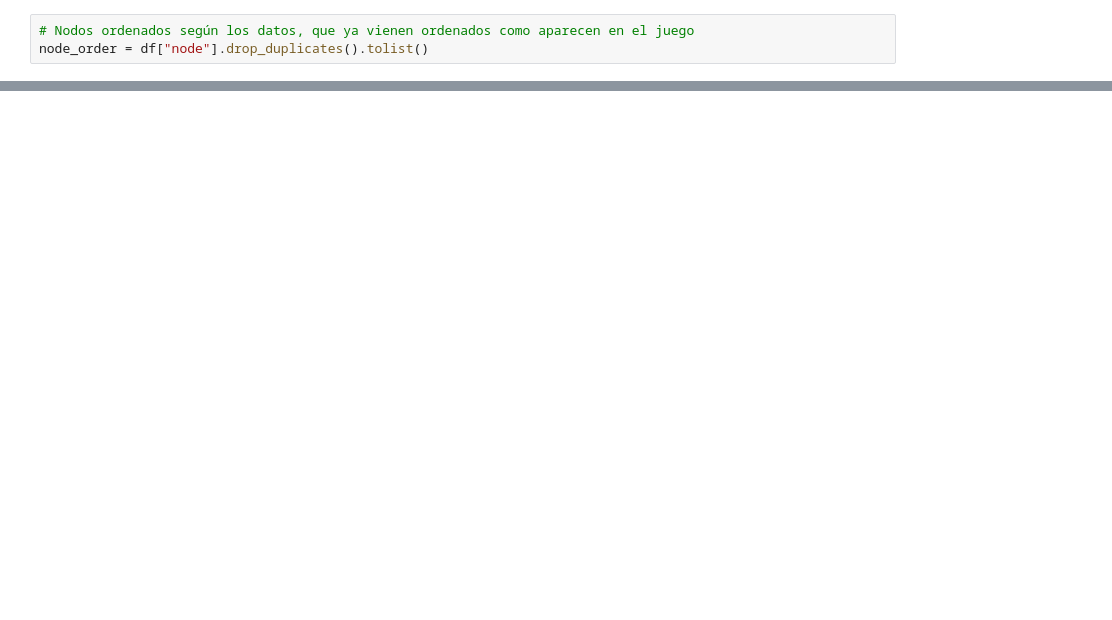
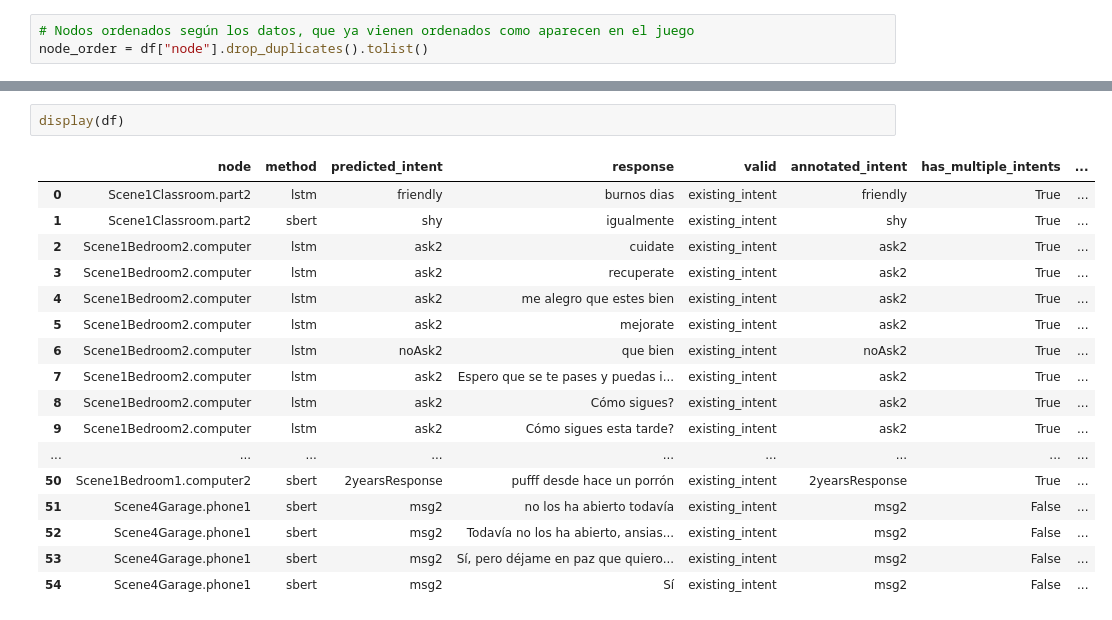
Before and after one commit to MattCastUCM/JustShare, a Jupyter notebook: server/analysis/annotations.ipynb, the cells around one changed output, grey strips where cells are left out. Saved outputs shown, nothing was run; the diff lists cells and outputs as text; blank space fills up the shorter version.

```diff
--- a/server/analysis/annotations.ipynb
+++ b/server/analysis/annotations.ipynb
@@ -35 +62,21 @@ node_order = df["node"].drop_duplicates().tolist()
+# %%
+display(df)
+# %% [output]
+|  | node | method | predicted_intent | response | valid | annotated_intent | has_multiple_intents | ... |
+| 0 | Scene1Classroom.part2 | lstm | friendly | burnos dias | existing_intent | friendly | True | ... |
+| 1 | Scene1Classroom.part2 | sbert | shy | igualmente | existing_intent | shy | True | ... |
+| 2 | Scene1Bedroom2.computer | lstm | ask2 | cuidate | existing_intent | ask2 | True | ... |
+| 3 | Scene1Bedroom2.computer | lstm | ask2 | recuperate | existing_intent | ask2 | True | ... |
+| 4 | Scene1Bedroom2.computer | lstm | ask2 | me alegro que estes bien | existing_intent | ask2 | True | ... |
+| 5 | Scene1Bedroom2.computer | lstm | ask2 | mejorate | existing_intent | ask2 | True | ... |
+| 6 | Scene1Bedroom2.computer | lstm | noAsk2 | que bien | existing_intent | noAsk2 | True | ... |
+| 7 | Scene1Bedroom2.computer | lstm | ask2 | Espero que se te pases y puedas i... | existing_intent | ask2 | True | ... |
+| 8 | Scene1Bedroom2.computer | lstm | ask2 | Cómo sigues? | existing_intent | ask2 | True | ... |
+| 9 | Scene1Bedroom2.computer | lstm | ask2 | Cómo sigues esta tarde? | existing_intent | ask2 | True | ... |
+| ... | ... | ... | ... | ... | ... | ... | ... | ... |
+| 50 | Scene1Bedroom1.computer2 | sbert | 2yearsResponse | pufff desde hace un porrón | existing_intent | 2yearsResponse | True | ... |
+| 51 | Scene4Garage.phone1 | sbert | msg2 | no los ha abierto todavía | existing_intent | msg2 | False | ... |
+| 52 | Scene4Garage.phone1 | sbert | msg2 | Todavía no los ha abierto, ansias... | existing_intent | msg2 | False | ... |
+| 53 | Scene4Garage.phone1 | sbert | msg2 | Sí, pero déjame en paz que quiero... | existing_intent | msg2 | False | ... |
+| 54 | Scene4Garage.phone1 | sbert | msg2 | Sí | existing_intent | msg2 | False | ... |
 # %%
```
Also changed, not shown: parts of 6 cells of this notebook, 5 other files.
